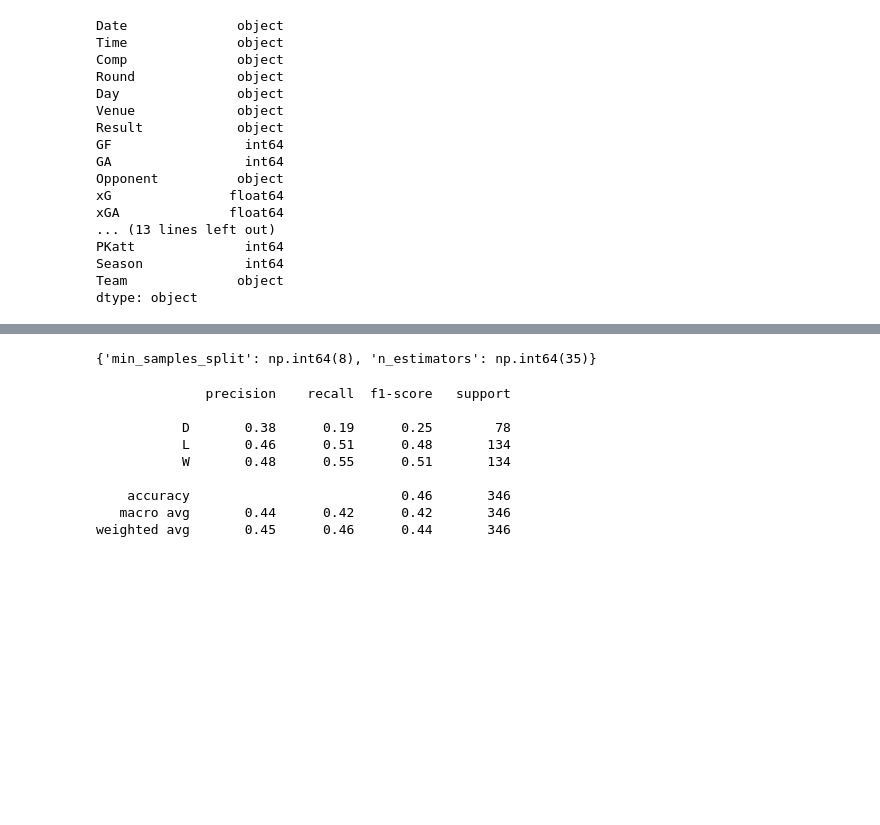
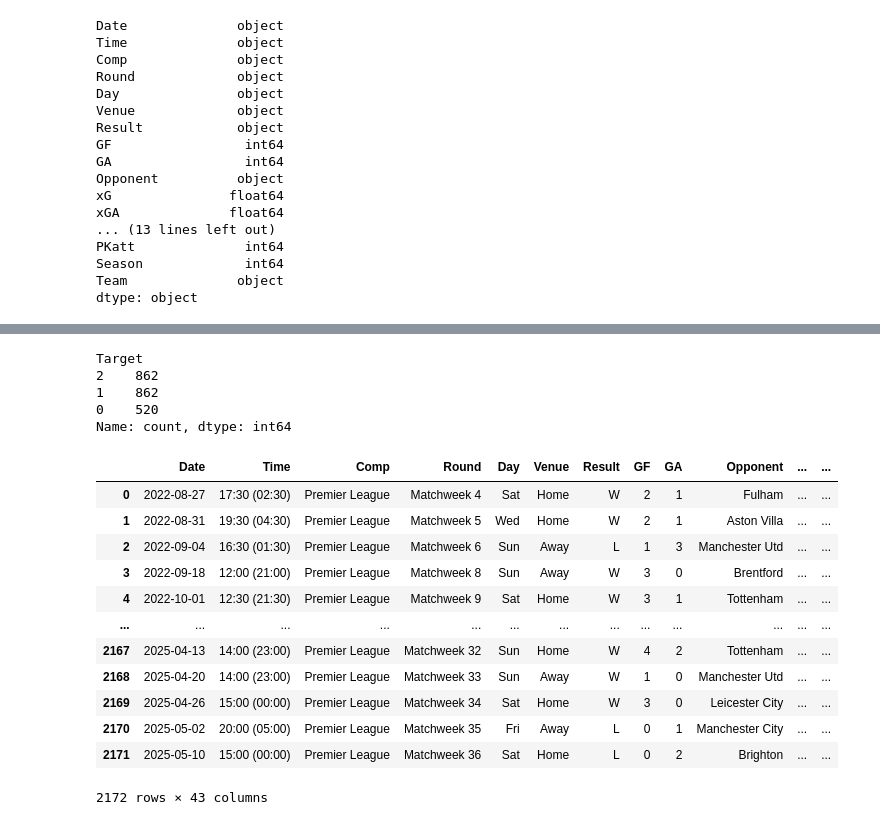
Before and after one commit to Ivan-engunsw/FPLPredict, a Jupyter notebook: mode.ipynb, the cells around one changed output, grey strips where cells are left out. Cells and saved outputs as stored; diff of their text form; code cells hidden in the pictures; blank space fills up the shorter version.

Commit message:
Added more eda and used more features for prediction

```diff
--- a/mode.ipynb
+++ b/mode.ipynb
@@ -52,0 +89,16 @@ dtype: object
+# %%
+class MissingDict(dict):
+    __missing__ = lambda self, key: key
+
+map_values = {
+    'Newcastle United': 'Newcastle Utd',
+    'Nottingham Forest': "Nott'ham Forest",
+    'Brighton and Hove Albion': 'Brighton',
+    'Wolverhampton Wanderers': 'Wolves',
+    'West Ham United': 'West Ham',
+    'Manchester United': 'Manchester Utd',
+    'Tottenham Hotspur': 'Tottenham',
+    'Sheffield United': 'Sheffield Utd'
+}
+
+mapping = MissingDict(**map_values)
@@ -53,7 +115,18 @@ dtype: object
 # %%
+matches['Team'] = matches['Team'].map(mapping)
+team_mapping_dict = {key: value for key, value in zip(matches['Team'], matches['Team'].astype('category').cat.codes)}
+matches['Team_code'] = matches['Team'].map(team_mapping_dict)
+matches['Opp_code'] = matches['Opponent'].map(team_mapping_dict)
+
 matches['Date'] = pd.to_datetime(matches['Date'])
 matches['Venue_code'] = matches['Venue'].astype('category').cat.codes
-matches['Opp_code'] = matches['Opponent'].astype('category').cat.codes
 matches['Hour'] = matches['Time'].str.replace(":.+", "", regex=True).astype('int')
 matches['Day_code'] = matches['Date'].dt.dayofweek
+
+formation_mapping_dict = {key: value for key, value in zip(matches['Formation'], matches['Formation'].astype('category').cat.codes)}
+formation_mapping_dict.update({key: value for key, value in zip(matches['Opp Formation'], matches['Opp Formation'].astype('category').cat.codes)})
+
+matches['Formation_code'] = matches['Formation'].map(formation_mapping_dict)
+matches['Opp_formation_code'] = matches['Opp Formation'].map(formation_mapping_dict)
+
 matches['Target'] = matches['Result'].astype('category').cat.codes
@@ -74,17 +132,0 @@ refined_rf_model = clf.best_estimator_
-# %%
-clf.best_params_
-# %% [output]
-{'min_samples_split': np.int64(8), 'n_estimators': np.int64(35)}
-# %%
-preds = refined_rf_model.predict(test[predictors])
-print(classification_report(test['Result'], preds))
-# %% [output]
-              precision    recall  f1-score   support
-
-           D       0.38      0.19      0.25        78
-           L       0.46      0.51      0.48       134
-           W       0.48      0.55      0.51       134
-
-    accuracy                           0.46       346
-   macro avg       0.44      0.42      0.42       346
-weighted avg       0.45      0.46      0.44       346
@@ -92,0 +133,8 @@ team_matches = matches.groupby('Team')
+# %%
+matches['Target'].value_counts()
+# %% [output]
+Target
+2    862
+1    862
+0    520
+Name: count, dtype: int64
@@ -92,0 +151,19 @@ team_matches = matches.groupby('Team')
+# %%
+team_matches = matches.groupby('Team').apply(lambda x: rolling_avgs(x, ravg_cols, ravg_new_cols), include_groups=False)
+team_matches = team_matches.droplevel('Team')
+team_matches.index = range(team_matches.shape[0])
+team_matches
+# %% [output]
+|  | Date | Time | Comp | Round | Day | Venue | Result | GF | GA | Opponent | ... | ... |
+| 0 | 2022-08-27 | 17:30 (02:30) | Premier League | Matchweek 4 | Sat | Home | W | 2 | 1 | Fulham | ... | ... |
+| 1 | 2022-08-31 | 19:30 (04:30) | Premier League | Matchweek 5 | Wed | Home | W | 2 | 1 | Aston Villa | ... | ... |
+| 2 | 2022-09-04 | 16:30 (01:30) | Premier League | Matchweek 6 | Sun | Away | L | 1 | 3 | Manchester Utd | ... | ... |
+| 3 | 2022-09-18 | 12:00 (21:00) | Premier League | Matchweek 8 | Sun | Away | W | 3 | 0 | Brentford | ... | ... |
+| 4 | 2022-10-01 | 12:30 (21:30) | Premier League | Matchweek 9 | Sat | Home | W | 3 | 1 | Tottenham | ... | ... |
+| ... | ... | ... | ... | ... | ... | ... | ... | ... | ... | ... | ... | ... |
+| 2167 | 2025-04-13 | 14:00 (23:00) | Premier League | Matchweek 32 | Sun | Home | W | 4 | 2 | Tottenham | ... | ... |
+| 2168 | 2025-04-20 | 14:00 (23:00) | Premier League | Matchweek 33 | Sun | Away | W | 1 | 0 | Manchester Utd | ... | ... |
+| 2169 | 2025-04-26 | 15:00 (00:00) | Premier League | Matchweek 34 | Sat | Home | W | 3 | 0 | Leicester City | ... | ... |
+| 2170 | 2025-05-02 | 20:00 (05:00) | Premier League | Matchweek 35 | Fri | Away | L | 0 | 1 | Manchester City | ... | ... |
+| 2171 | 2025-05-10 | 15:00 (00:00) | Premier League | Matchweek 36 | Sat | Home | L | 0 | 2 | Brighton | ... | ... |
+2172 rows × 43 columns
```
Also changed, not shown: parts of 13 cells of this notebook.
